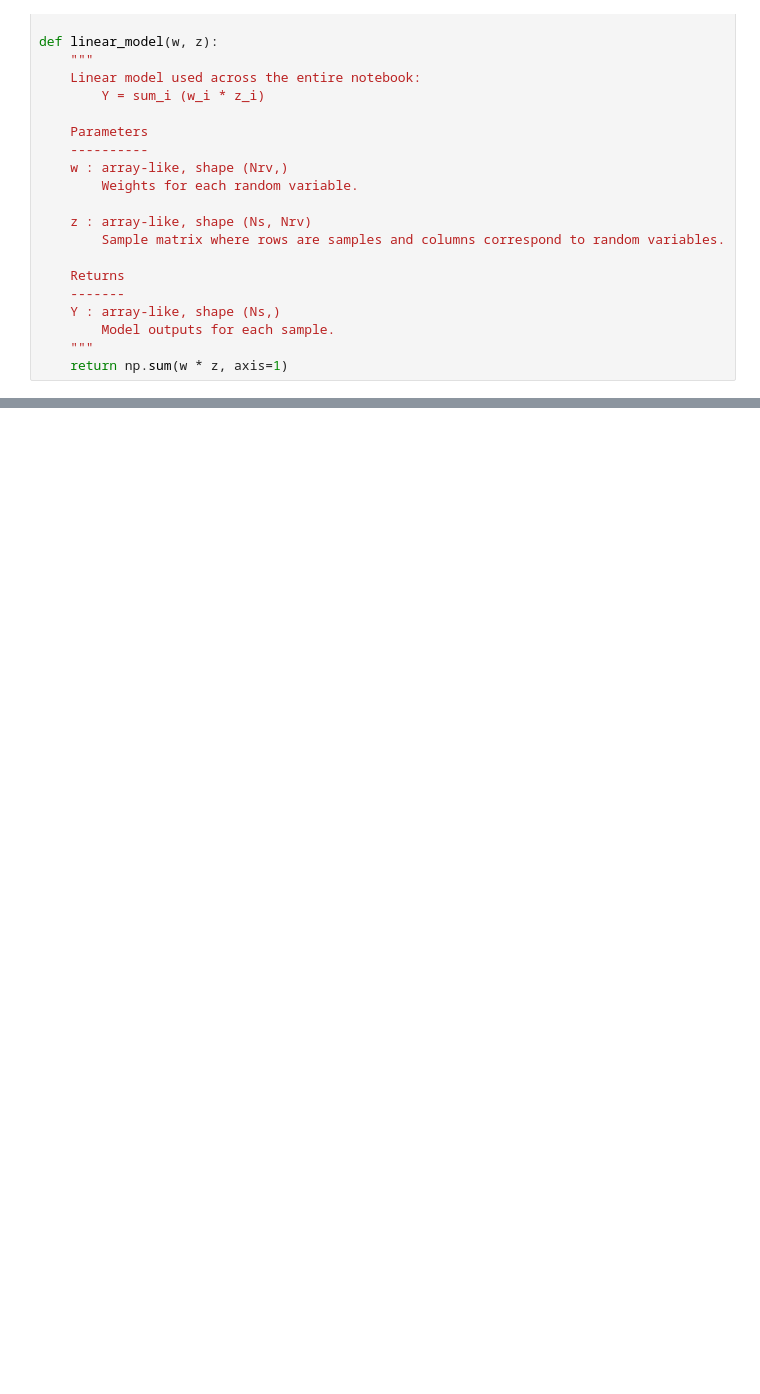
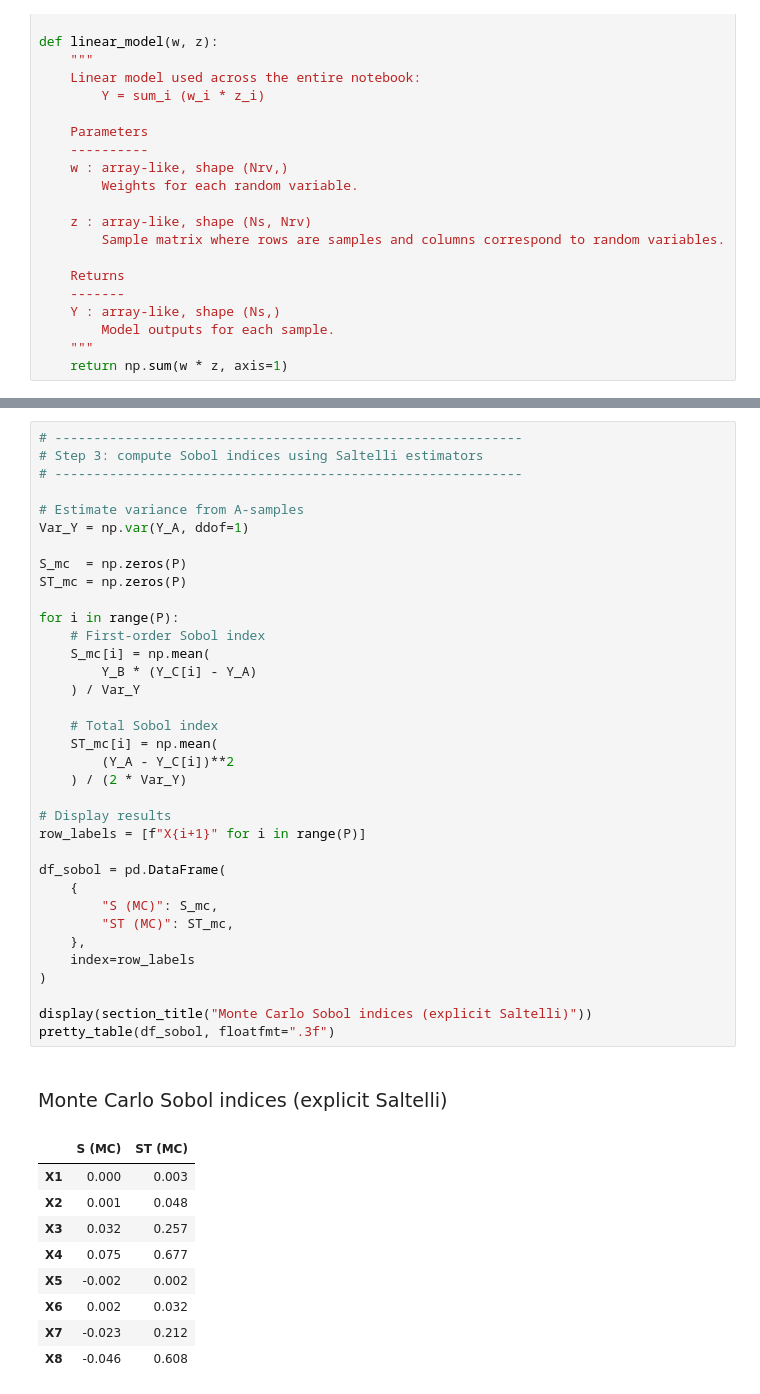
Before and after one commit to lrhgit/uqsa2025, a Jupyter notebook: monte_carlo.ipynb, the cells around one changed output, grey strips where cells are left out. Cells and saved outputs as stored; diff of their text form; blank space fills up the shorter version.

```diff
--- a/monte_carlo.ipynb
+++ b/monte_carlo.ipynb
@@ -355,0 +500,46 @@ Monte Carlo Sobol indices
+# %%
+# ------------------------------------------------------------
+# Step 3: compute Sobol indices using Saltelli estimators
+# ------------------------------------------------------------
+
+# Estimate variance from A-samples
+Var_Y = np.var(Y_A, ddof=1)
+
+S_mc  = np.zeros(P)
+ST_mc = np.zeros(P)
+
+for i in range(P):
+    # First-order Sobol index
+    S_mc[i] = np.mean(
+        Y_B * (Y_C[i] - Y_A)
+    ) / Var_Y
+
+    # Total Sobol index
+    ST_mc[i] = np.mean(
+        (Y_A - Y_C[i])**2
+    ) / (2 * Var_Y)
+
+# Display results
+row_labels = [f"X{i+1}" for i in range(P)]
+
+df_sobol = pd.DataFrame(
+    {
+        "S (MC)": S_mc,
+        "ST (MC)": ST_mc,
+    },
+    index=row_labels
+)
+
+display(section_title("Monte Carlo Sobol indices (explicit Saltelli)"))
+pretty_table(df_sobol, floatfmt=".3f")
+# %% [output]
+Monte Carlo Sobol indices (explicit Saltelli)
+|  | S (MC) | ST (MC) |
+| X1 | 0.000 | 0.003 |
+| X2 | 0.001 | 0.048 |
+| X3 | 0.032 | 0.257 |
+| X4 | 0.075 | 0.677 |
+| X5 | -0.002 | 0.002 |
+| X6 | 0.002 | 0.032 |
+| X7 | -0.023 | 0.212 |
+| X8 | -0.046 | 0.608 |
```
Also changed, not shown: parts of 34 cells of this notebook.
